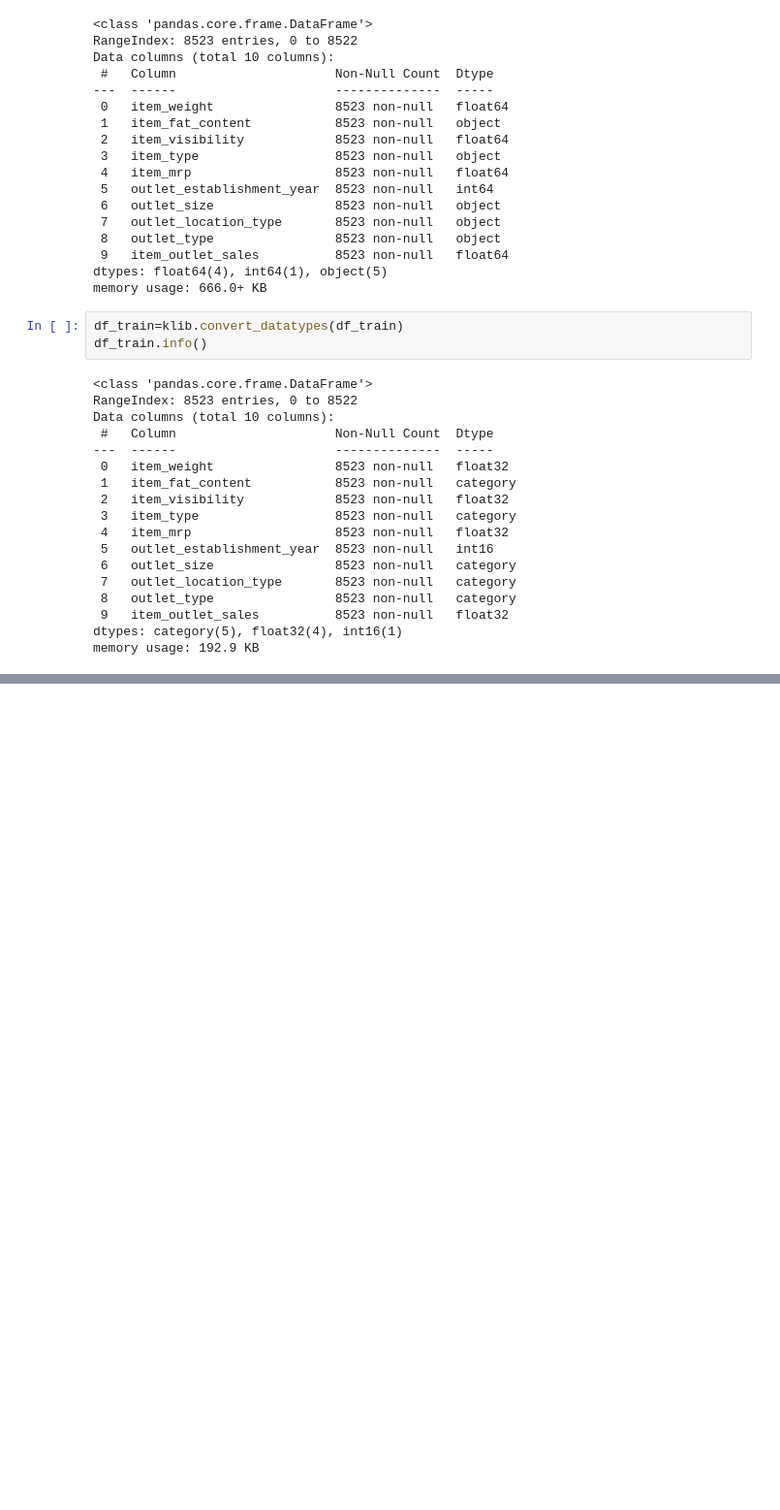
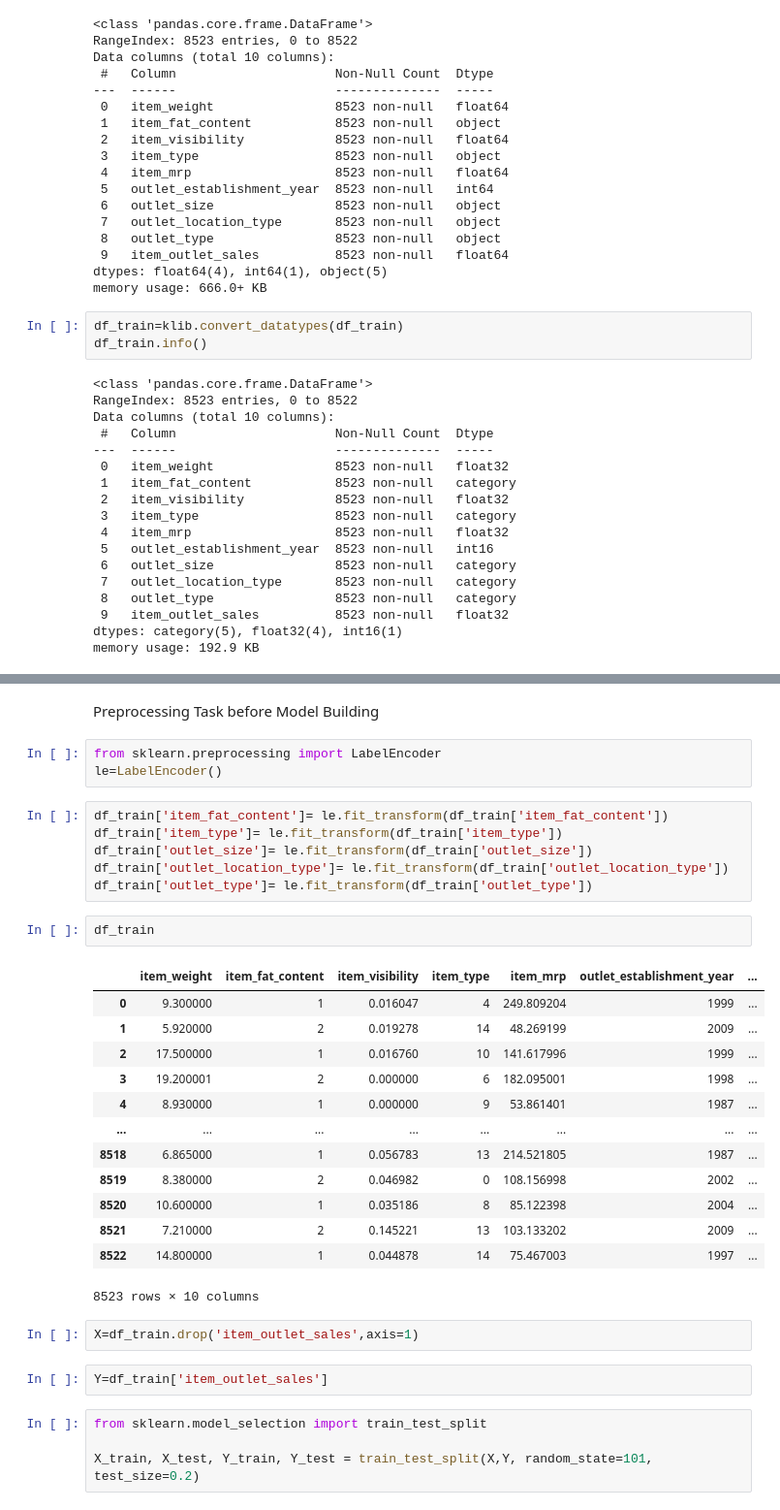
Before and after one commit to dhanihaneesha/Retailscope, a Jupyter notebook: RetailScope.ipynb, the cells around one changed output, grey strips where cells are left out. Shown at 97% size. Drawn from its saved outputs; the diff is of its cells as text; blank space fills up the shorter version.

```diff
--- a/RetailScope.ipynb
+++ b/RetailScope.ipynb
@@ -356,0 +361,35 @@ memory usage: 192.9 KB
+# %% [markdown]
+Preprocessing Task before Model Building
+# %%
+from sklearn.preprocessing import LabelEncoder
+le=LabelEncoder()
+# %%
+df_train['item_fat_content']= le.fit_transform(df_train['item_fat_content'])
+df_train['item_type']= le.fit_transform(df_train['item_type'])
+df_train['outlet_size']= le.fit_transform(df_train['outlet_size'])
+df_train['outlet_location_type']= le.fit_transform(df_train['outlet_location_type'])
+df_train['outlet_type']= le.fit_transform(df_train['outlet_type'])
+# %%
+df_train
+# %% [output]
+|  | item_weight | item_fat_content | item_visibility | item_type | item_mrp | outlet_establishment_year | ... |
+| 0 | 9.300000 | 1 | 0.016047 | 4 | 249.809204 | 1999 | ... |
+| 1 | 5.920000 | 2 | 0.019278 | 14 | 48.269199 | 2009 | ... |
+| 2 | 17.500000 | 1 | 0.016760 | 10 | 141.617996 | 1999 | ... |
+| 3 | 19.200001 | 2 | 0.000000 | 6 | 182.095001 | 1998 | ... |
+| 4 | 8.930000 | 1 | 0.000000 | 9 | 53.861401 | 1987 | ... |
+| ... | ... | ... | ... | ... | ... | ... | ... |
+| 8518 | 6.865000 | 1 | 0.056783 | 13 | 214.521805 | 1987 | ... |
+| 8519 | 8.380000 | 2 | 0.046982 | 0 | 108.156998 | 2002 | ... |
+| 8520 | 10.600000 | 1 | 0.035186 | 8 | 85.122398 | 2004 | ... |
+| 8521 | 7.210000 | 2 | 0.145221 | 13 | 103.133202 | 2009 | ... |
+| 8522 | 14.800000 | 1 | 0.044878 | 14 | 75.467003 | 1997 | ... |
+8523 rows × 10 columns
+# %%
+X=df_train.drop('item_outlet_sales',axis=1)
+# %%
+Y=df_train['item_outlet_sales']
+# %%
+from sklearn.model_selection import train_test_split
+
+X_train, X_test, Y_train, Y_test = train_test_split(X,Y, random_state=101, test_size=0.2)
```
Also changed, not shown: parts of 23 cells of this notebook.
